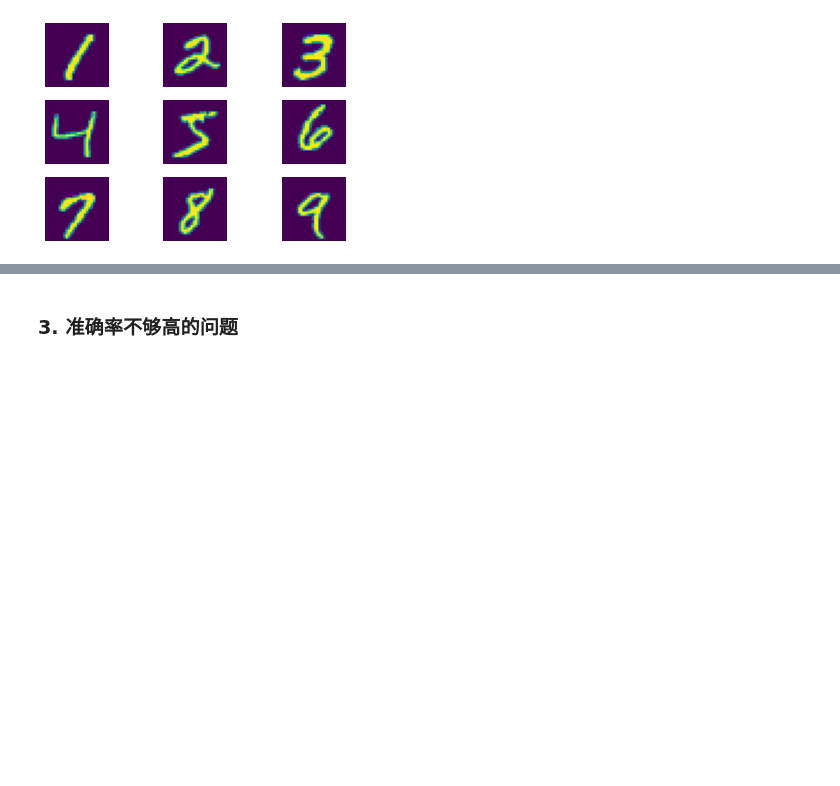
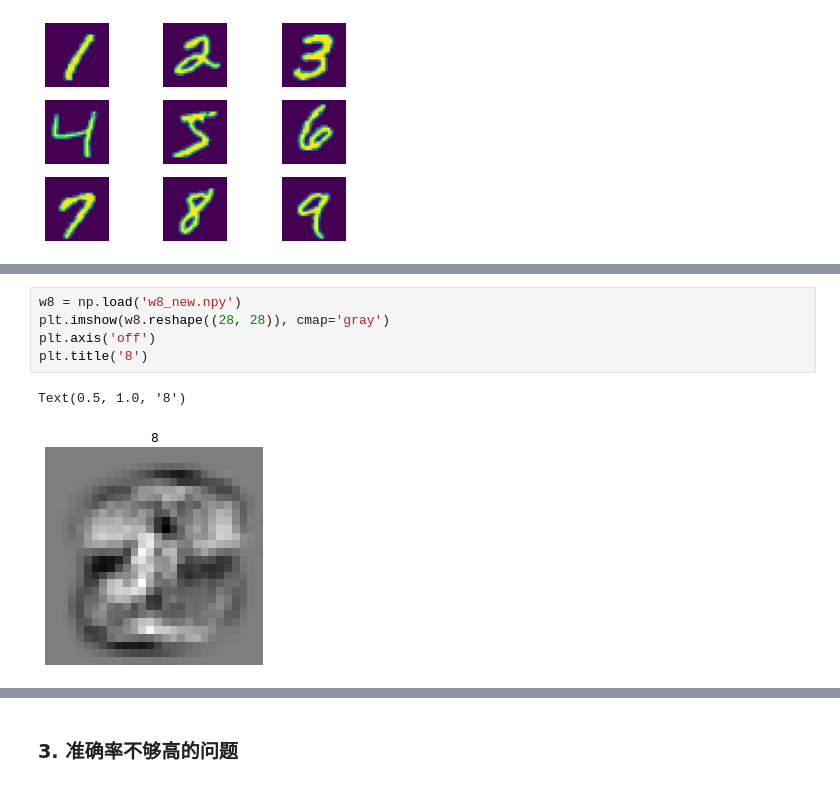
Before and after one commit to ShinATK/JupyterNotebook, a Jupyter notebook: myDeepLearning/COURSE1 Neural Networks and Deep Learning/Week 2/NumberRecognition/20220916/20220916.ipynb, the cells around one changed output, grey strips where cells are left out. Cells and saved outputs as stored; diff of their text form; blank space fills up the shorter version.

```diff
--- a/myDeepLearning/COURSE1 Neural Networks and Deep Learning/Week 2/NumberRecognition/20220916/20220916.ipynb
+++ b/myDeepLearning/COURSE1 Neural Networks and Deep Learning/Week 2/NumberRecognition/20220916/20220916.ipynb
@@ -148,3 +148,11 @@ plt.tight_layout()
+# %%
+w8 = np.load('w8_new.npy')
+plt.imshow(w8.reshape((28, 28)), cmap='gray')
+plt.axis('off')
+plt.title('8')
+# %% [output]
+Text(0.5, 1.0, '8')
+[figure, added]
 # %% [markdown]
 ### **2. 网络训练消耗时间的问题**
 - 旧模型：50（20）次训练循环，耗时800s，识别率83%
```
Also changed, not shown: parts of 2 cells of this notebook.
